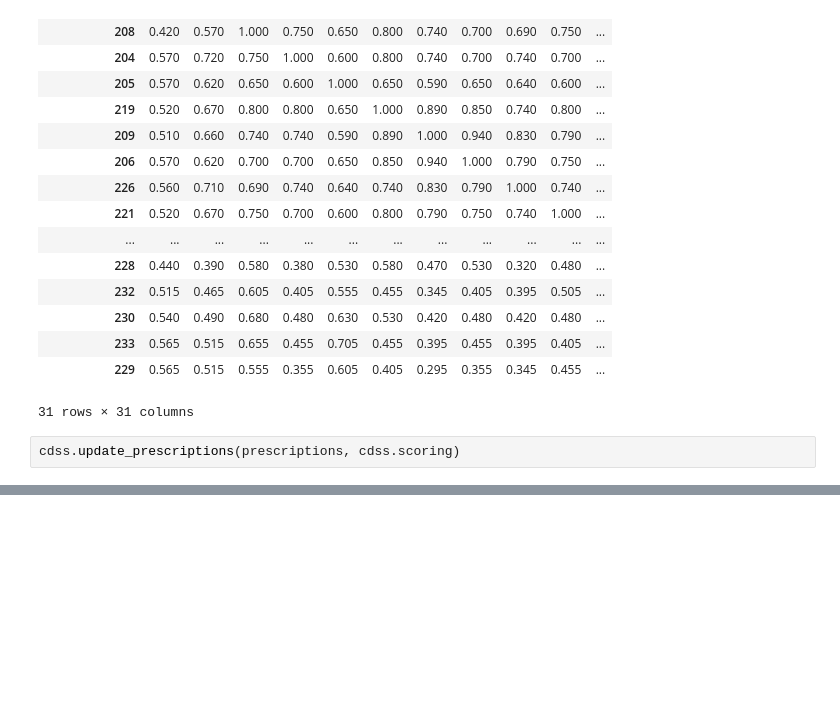
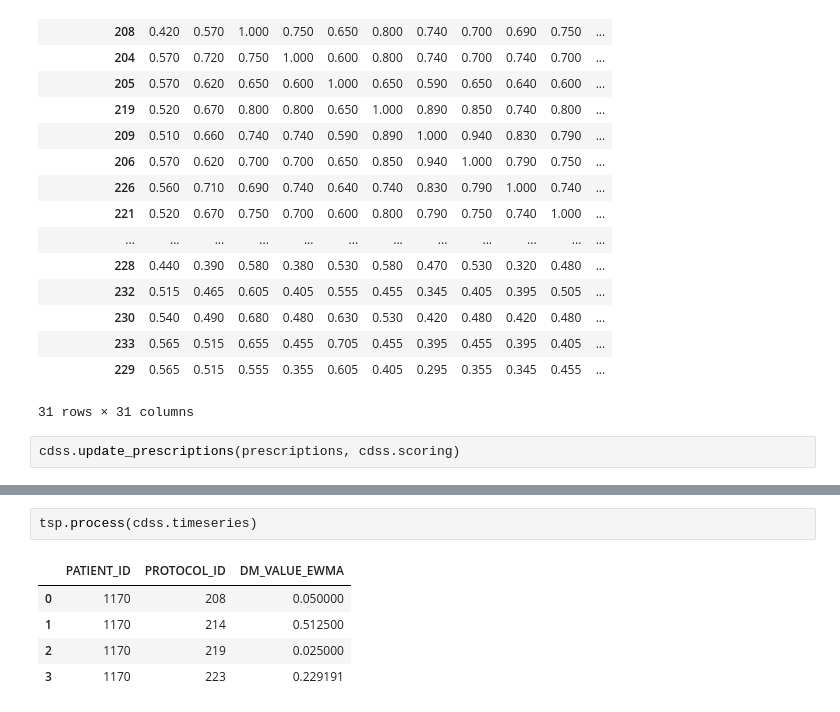
Before and after one commit to dabadav/ai-cdss, a Jupyter notebook: notebooks/test_refactor.ipynb, the cells around one changed output, grey strips where cells are left out. Saved outputs shown, nothing was run; the diff lists cells and outputs as text; blank space fills up the shorter version.

```diff
--- a/notebooks/test_refactor.ipynb
+++ b/notebooks/test_refactor.ipynb
@@ -64,0 +111,8 @@ cdss.prescriptions
+# %%
+tsp.process(cdss.timeseries)
+# %% [output]
+|  | PATIENT_ID | PROTOCOL_ID | DM_VALUE_EWMA |
+| 0 | 1170 | 208 | 0.050000 |
+| 1 | 1170 | 214 | 0.512500 |
+| 2 | 1170 | 219 | 0.025000 |
+| 3 | 1170 | 223 | 0.229191 |
```
Also changed, not shown: parts of 7 cells of this notebook, 11 other files.
